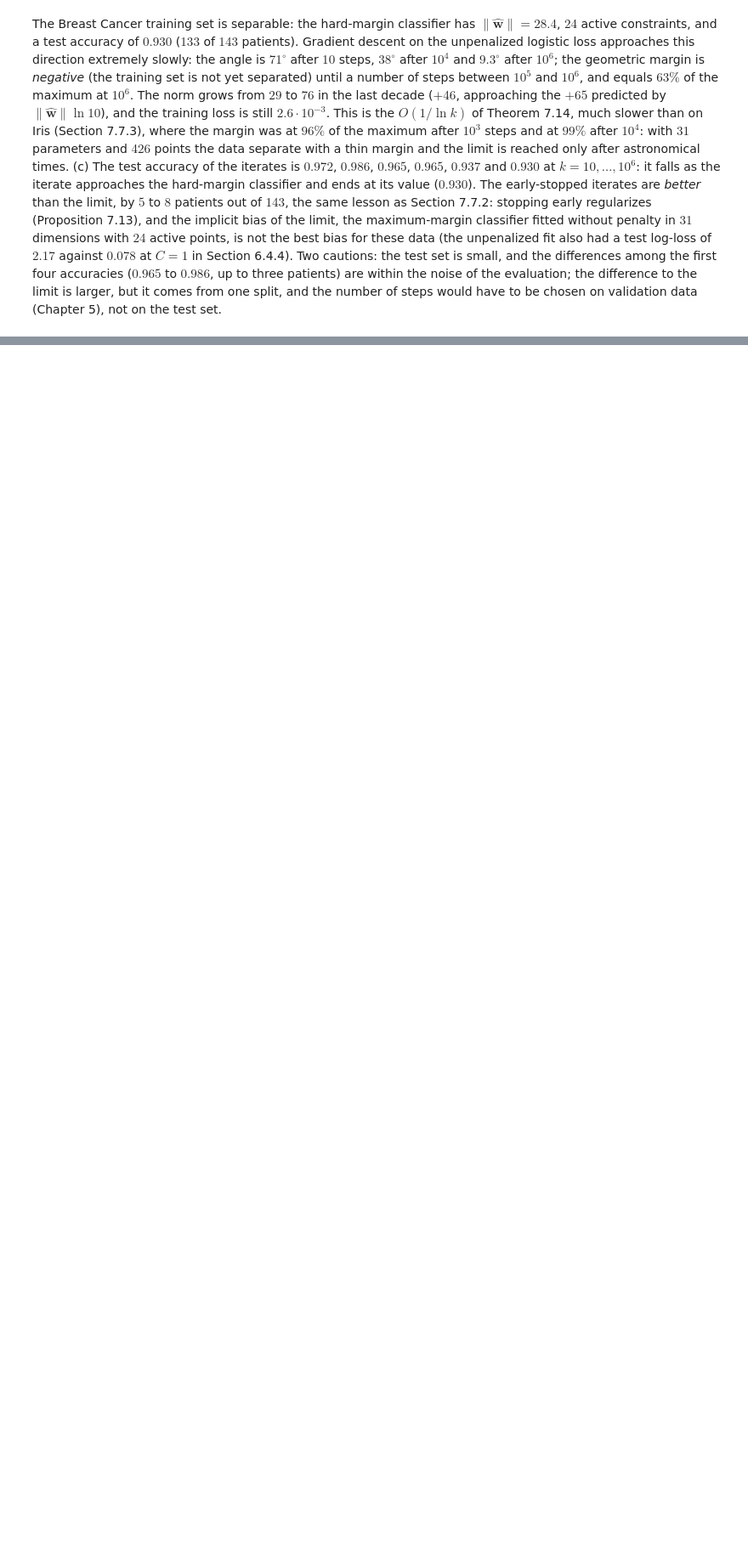
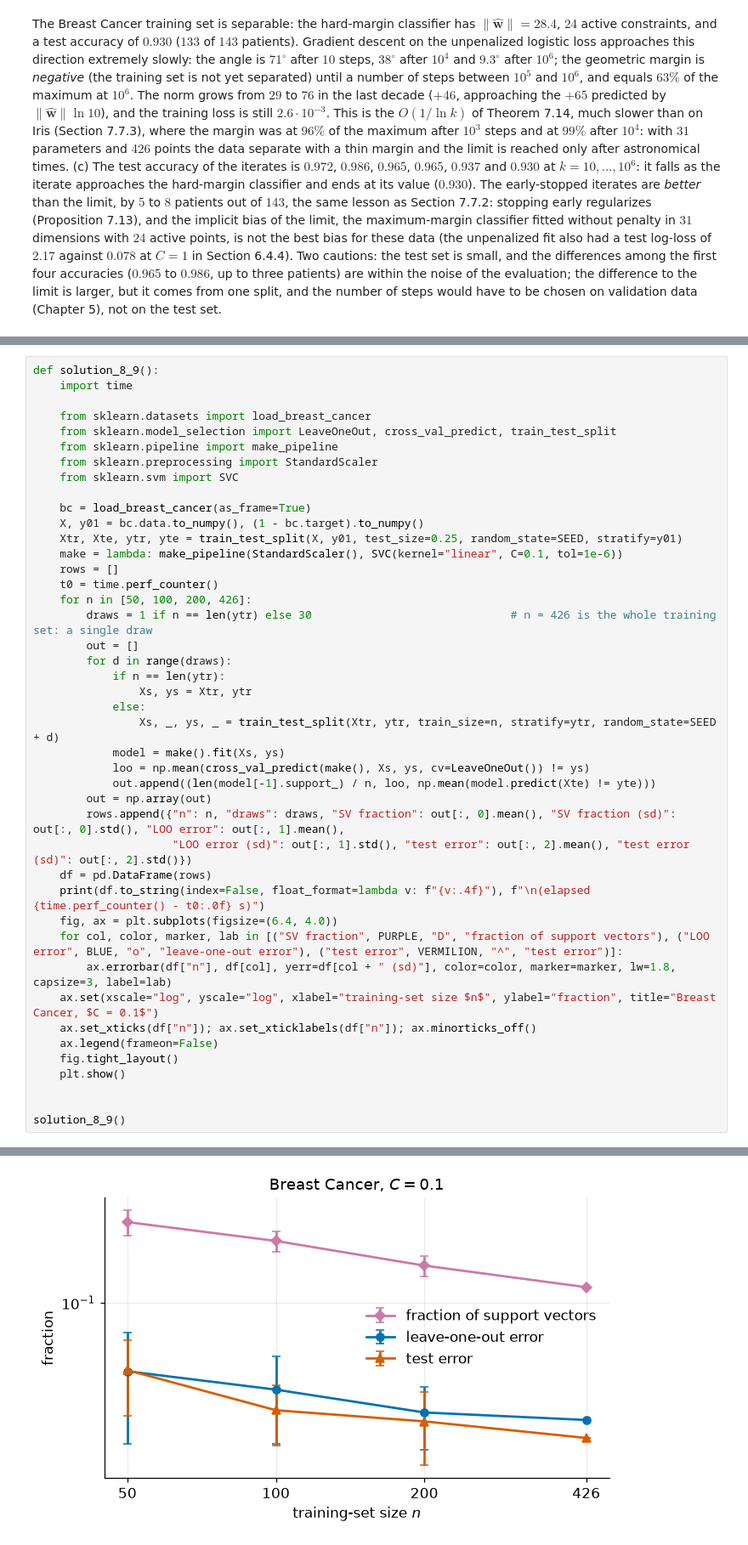
Before and after one commit to Brosss98/machine-learning-with-python-book, a Jupyter notebook: appendices/appendix_c_solutions.ipynb, the cells around one changed output, grey strips where cells are left out. Shown at 85% size. Drawn from its saved outputs; the diff is of its cells as text; blank space fills up the shorter version.

Commit message:
Release v0.8.0: Chapter 8, Support Vector Machines

```diff
--- a/appendices/appendix_c_solutions.ipynb
+++ b/appendices/appendix_c_solutions.ipynb
@@ -2521,0 +2762,44 @@ The Breast Cancer training set is separable: the hard-margin classifier has $\lV
+# %%
+def solution_8_9():
+    import time
+
+    from sklearn.datasets import load_breast_cancer
+    from sklearn.model_selection import LeaveOneOut, cross_val_predict, train_test_split
+    from sklearn.pipeline import make_pipeline
+    from sklearn.preprocessing import StandardScaler
+    from sklearn.svm import SVC
+
+    bc = load_breast_cancer(as_frame=True)
+    X, y01 = bc.data.to_numpy(), (1 - bc.target).to_numpy()
+    Xtr, Xte, ytr, yte = train_test_split(X, y01, test_size=0.25, random_state=SEED, stratify=y01)
+    make = lambda: make_pipeline(StandardScaler(), SVC(kernel="linear", C=0.1, tol=1e-6))
+    rows = []
+    t0 = time.perf_counter()
+    for n in [50, 100, 200, 426]:
+        draws = 1 if n == len(ytr) else 30                              # n = 426 is the whole training set: a single draw
+        out = []
+        for d in range(draws):
+            if n == len(ytr):
+                Xs, ys = Xtr, ytr
+            else:
+                Xs, _, ys, _ = train_test_split(Xtr, ytr, train_size=n, stratify=ytr, random_state=SEED + d)
+            model = make().fit(Xs, ys)
+            loo = np.mean(cross_val_predict(make(), Xs, ys, cv=LeaveOneOut()) != ys)
+            out.append((len(model[-1].support_) / n, loo, np.mean(model.predict(Xte) != yte)))
+        out = np.array(out)
+        rows.append({"n": n, "draws": draws, "SV fraction": out[:, 0].mean(), "SV fraction (sd)": out[:, 0].std(), "LOO error": out[:, 1].mean(),
+                     "LOO error (sd)": out[:, 1].std(), "test error": out[:, 2].mean(), "test error (sd)": out[:, 2].std()})
+    df = pd.DataFrame(rows)
+    print(df.to_string(index=False, float_format=lambda v: f"{v:.4f}"), f"\n(elapsed {time.perf_counter() - t0:.0f} s)")
+    fig, ax = plt.subplots(figsize=(6.4, 4.0))
+    for col, color, marker, lab in [("SV fraction", PURPLE, "D", "fraction of support vectors"), ("LOO error", BLUE, "o", "leave-one-out error"), ("test error", VERMILION, "^", "test error")]:
+        ax.errorbar(df["n"], df[col], yerr=df[col + " (sd)"], color=color, marker=marker, lw=1.8, capsize=3, label=lab)
+    ax.set(xscale="log", yscale="log", xlabel="training-set size $n$", ylabel="fraction", title="Breast Cancer, $C = 0.1$")
+    ax.set_xticks(df["n"]); ax.set_xticklabels(df["n"]); ax.minorticks_off()
+    ax.legend(frameon=False)
+    fig.tight_layout()
+    plt.show()
+
+
+solution_8_9()
+# %% [output]
@@ -2521,0 +2812 @@ The Breast Cancer training set is separable: the hard-margin classifier has $\lV
+[figure, added]
```
Also changed, not shown: parts of 11 cells of this notebook, 11 other files.
